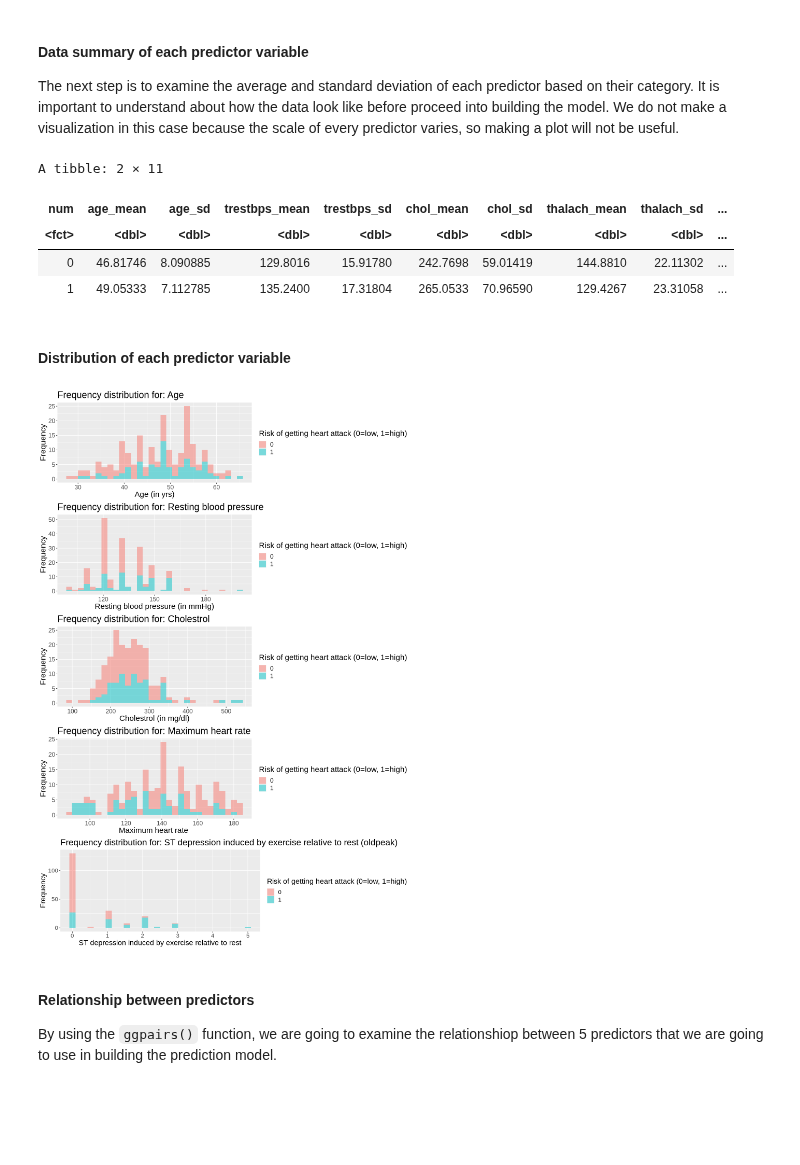
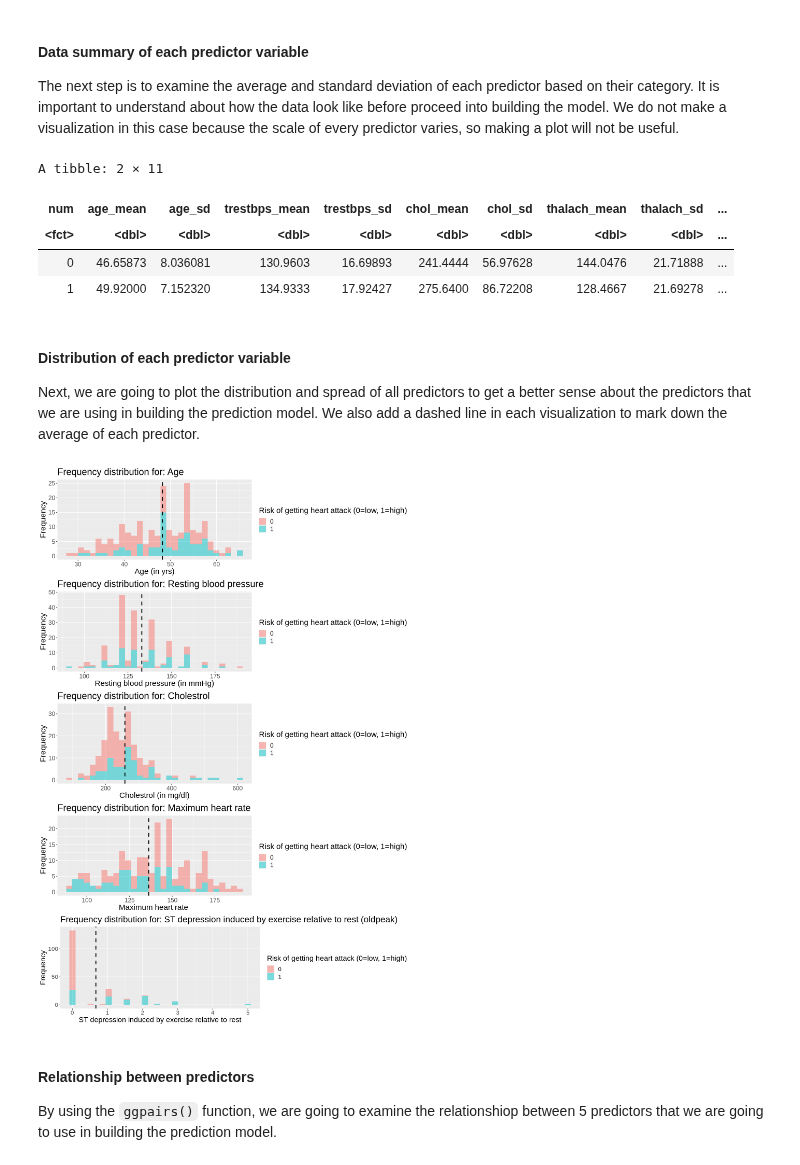
Before and after one commit to RichardAdhika22/heart_attack_prediction_knn, a Jupyter notebook: Group_project_report.ipynb, the cells around one changed output. Drawn from its saved outputs; the diff is of its cells as text; code cells hidden in the pictures; blank space fills up the shorter version.

```diff
--- a/Group_project_report.ipynb
+++ b/Group_project_report.ipynb
@@ -73,7 +73,7 @@ A tibble: 294 × 14
 
 Here, we choose 5 variables as our predictors as follow: age, trestbps, chol, thalach, oldpeak, num. The reason is because these 5 variables come in the double type, which will be more accurate to use in our prediction compared to the rest (Based on the table above, other variables also come in double type, but they are actually supposed to be factor type).
 # %%
-heart_attack_data_selected = heart_attack_data_tidy |>
+heart_attack_data_selected = heart_attack_data_modified |>
     select(age,trestbps,chol,thalach,oldpeak,num)|>
     drop_na()
 
@@ -187,21 +187,49 @@ table_means = heart_attack_training |>
     group_by(num) |>
     summarize(across(age:oldpeak,.fns=list('mean'=mean,'sd'=sd)))
 
+age_mean = table_means |>
+    select(age_mean)|>
+    summarize(age_mean = mean(age_mean))|>
+    pull()
+
+trestbps_mean = table_means |>
+    select(trestbps_mean)|>
+    summarize(trestbps_mean = mean(trestbps_mean))|>
+    pull()
+
+chol_mean = table_means |>
+    select(chol_mean)|>
+    summarize(chol_mean = mean(chol_mean))|>
+    pull()
+
+thalach_mean = table_means |>
+    select(thalach_mean)|>
+    summarize(thalach_mean = mean(thalach_mean))|>
+    pull()
+
+oldpeak_mean = table_means |>
+    select(oldpeak_mean)|>
+    summarize(oldpeak_mean = mean(oldpeak_mean))|>
+    pull()
+
 table_means
 # %% [output]
 A tibble: 2 × 11
 | num | age_mean | age_sd | trestbps_mean | trestbps_sd | chol_mean | chol_sd | thalach_mean | thalach_sd | ... |
 | <fct> | <dbl> | <dbl> | <dbl> | <dbl> | <dbl> | <dbl> | <dbl> | <dbl> | ... |
-| 0 | 46.81746 | 8.090885 | 129.8016 | 15.91780 | 242.7698 | 59.01419 | 144.8810 | 22.11302 | ... |
-| 1 | 49.05333 | 7.112785 | 135.2400 | 17.31804 | 265.0533 | 70.96590 | 129.4267 | 23.31058 | ... |
+| 0 | 46.65873 | 8.036081 | 130.9603 | 16.69893 | 241.4444 | 56.97628 | 144.0476 | 21.71888 | ... |
+| 1 | 49.92000 | 7.152320 | 134.9333 | 17.92427 | 275.6400 | 86.72208 | 128.4667 | 21.69278 | ... |
 # %% [markdown]
 #### Distribution of each predictor variable
+
+Next, we are going to plot the distribution and spread of all predictors to get a better sense about the predictors that we are using in building the prediction model. We also add a dashed line in each visualization to mark down the average of each predictor.
 # %%
 options(repr.plot.width=12, repr.plot.height=18)
 
 age_hist = heart_attack_training |>
     ggplot(aes(x=age, fill=num))+
     geom_histogram(alpha=0.5,bins = 30)+
+    geom_vline(xintercept = age_mean, linetype = "dashed", size = 1)+
     labs(x = "Age (in yrs)", y = "Frequency", fill = "Risk of getting heart attack (0=low, 1=high)")+
     ggtitle("Frequency distribution for: Age")+
     theme(text = element_text(size=18))
@@ -209,34 +237,38 @@ age_hist = heart_attack_training |>
 trestbps_hist = heart_attack_training |>
     ggplot(aes(x=trestbps, fill=num))+
     geom_histogram(alpha=0.5,bins = 30)+
+    geom_vline(xintercept = trestbps_mean, linetype = "dashed", size = 1)+
     labs(x = "Resting blood pressure (in mmHg)", y = "Frequency", fill = "Risk of getting heart attack (0=low, 1=high)")+
     ggtitle("Frequency distribution for: Resting blood pressure")+
     theme(text = element_text(size=18))
 
 chol_hist = heart_attack_training |>
     ggplot(aes(x=chol, fill=num))+
     geom_histogram(alpha=0.5,bins = 30)+
+    geom_vline(xintercept = chol_mean, linetype = "dashed", size = 1)+
     labs(x = "Cholestrol (in mg/dl)", y = "Frequency", fill = "Risk of getting heart attack (0=low, 1=high)")+
     ggtitle("Frequency distribution for: Cholestrol")+
     theme(text = element_text(size=18))
 
 thalach_hist = heart_attack_training |>
     ggplot(aes(x=thalach, fill=num))+
     geom_histogram(alpha=0.5,bins = 30)+
+    geom_vline(xintercept = thalach_mean, linetype = "dashed", size = 1)+
     labs(x = "Maximum heart rate ", y = "Frequency", fill = "Risk of getting heart attack (0=low, 1=high)")+
     ggtitle("Frequency distribution for: Maximum heart rate")+
     theme(text = element_text(size=18))
 
 oldpeak_hist = heart_attack_training |>
     ggplot(aes(x=oldpeak, fill=num))+
     geom_histogram(alpha=0.5,bins = 30)+
+    geom_vline(xintercept = oldpeak_mean, linetype = "dashed", size = 1)+
     labs(x = "ST depression induced by exercise relative to rest", y = "Frequency", fill = "Risk of getting heart attack (0=low, 1=high)")+
     ggtitle("Frequency distribution for: ST depression induced by exercise relative to rest (oldpeak)")+
     theme(text = element_text(size=17))
 
 plot_grid(age_hist, trestbps_hist, chol_hist, thalach_hist, oldpeak_hist, ncol=1)
 # %% [output]
-[figure, old version]
+[figure, new version]
 # %% [markdown]
 #### Relationship between predictors
 
```
Also changed, not shown: parts of 14 cells of this notebook.
